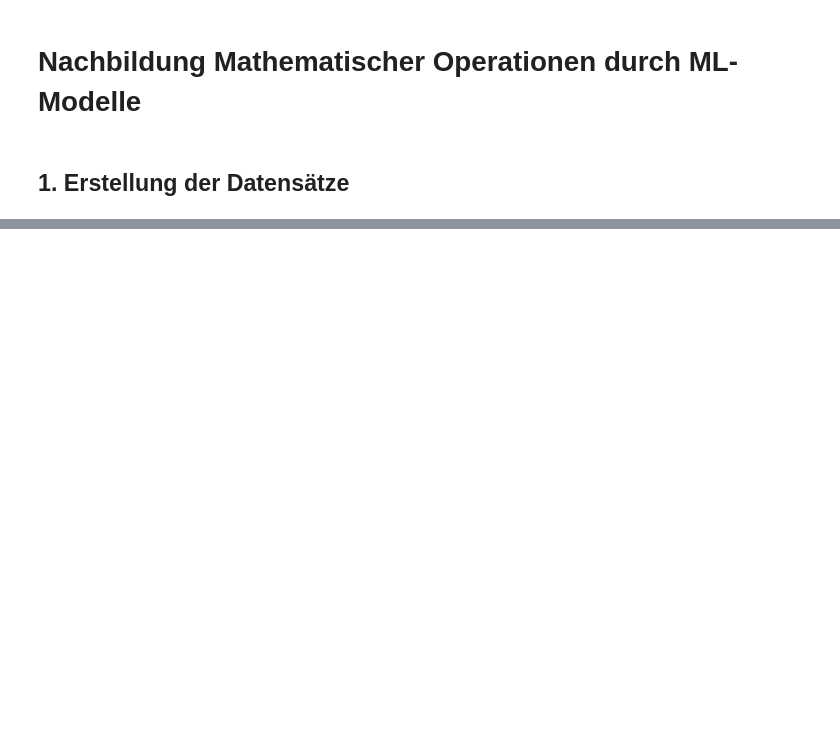
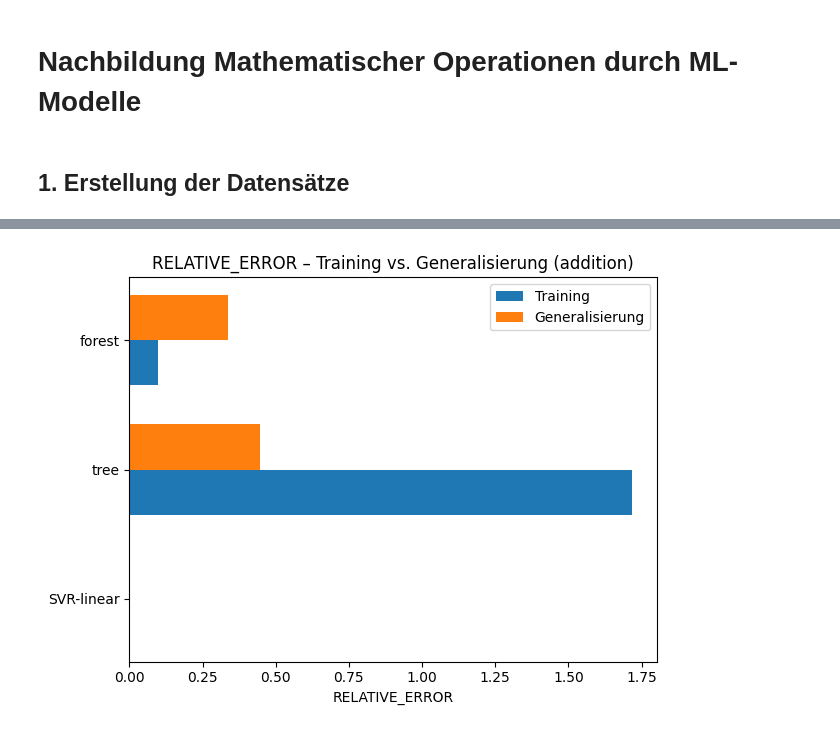
Before and after one commit to eliaspfe/ML_math, a Jupyter notebook: ml_math.ipynb, the cells around one changed output, grey strips where cells are left out. Saved outputs shown, nothing was run; the diff lists cells and outputs as text; code cells hidden in the pictures; blank space fills up the shorter version.

```diff
--- a/ml_math.ipynb
+++ b/ml_math.ipynb
@@ -330,0 +543,46 @@ R²: 0.9962
+# %%
+import matplotlib.pyplot as plt
+import numpy as np
+
+# Filter: Operator und Metrik
+operator = "addition"
+metric = "relative_error"
+
+subset = results[
+    (results["operator"] == operator) &
+    (results["dataset_type"].isin(["test", "generalization"]))
+]
+
+models = subset["model"].unique()
+y_pos = np.arange(len(models))
+bar_height = 0.35
+
+train_values = []
+gen_values = []
+
+for model in models:
+    train_values.append(
+        subset[
+            (subset["model"] == model) &
+            (subset["dataset_type"] == "test")
+        ][metric].values[0]
+    )
+    gen_values.append(
+        subset[
+            (subset["model"] == model) &
+            (subset["dataset_type"] == "generalization")
+        ][metric].values[0]
+    )
+
+plt.figure()
+plt.barh(y_pos - bar_height/2, train_values, height=bar_height, label="Training")
+plt.barh(y_pos + bar_height/2, gen_values, height=bar_height, label="Generalisierung")
+
+plt.yticks(y_pos, models)
+plt.xlabel(metric.upper())
+plt.title(f"{metric.upper()} – Training vs. Generalisierung ({operator})")
+plt.legend()
+plt.tight_layout()
+plt.show()
+# %% [output]
+[figure, added]
```
Also changed, not shown: parts of 27 cells of this notebook, 2 other files.
